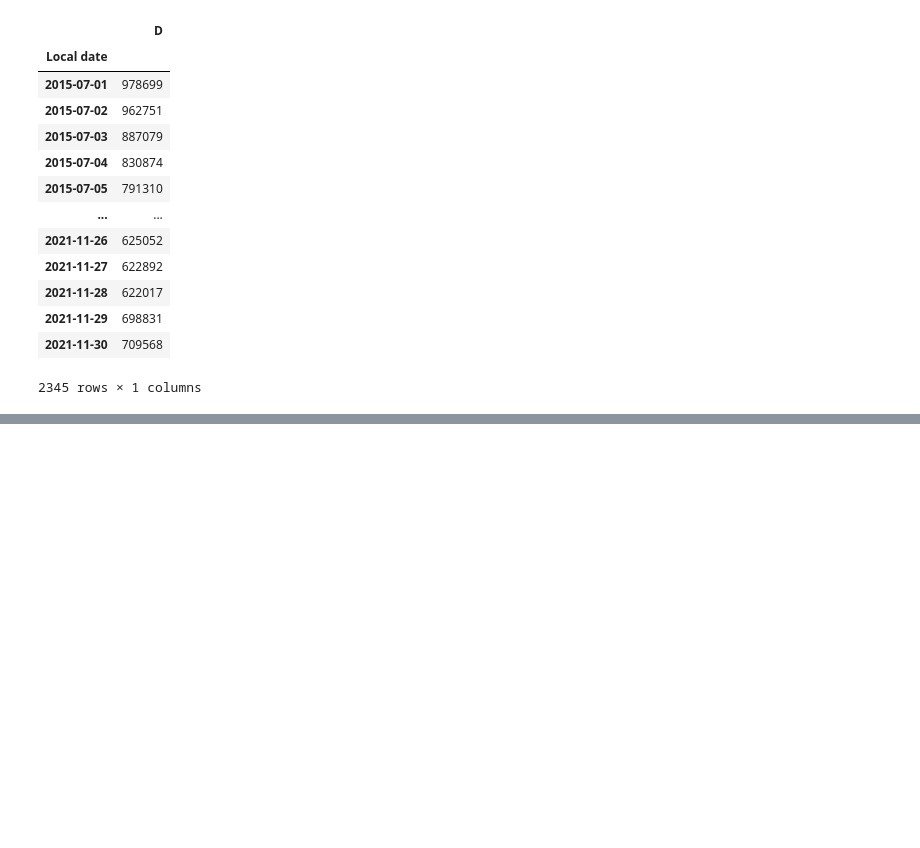
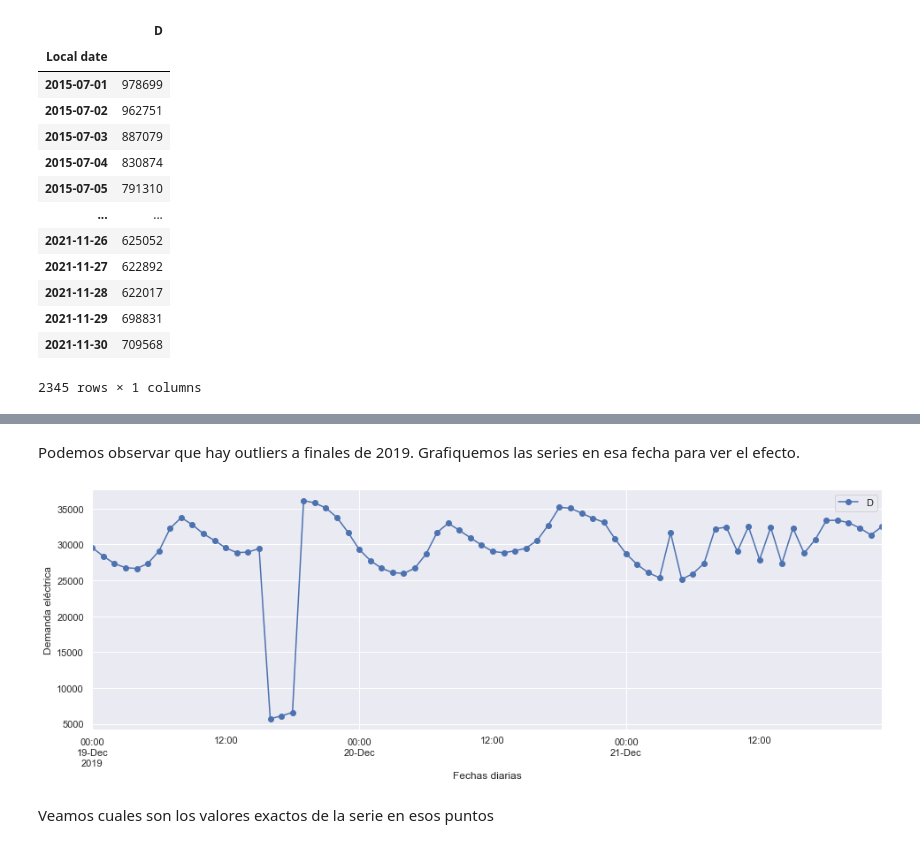
Before and after one commit to aitorlarrinoa/Series-temporales, a Jupyter notebook: Practices/EXAM/Examen_Aitor_Larrinoa.ipynb, the cells around one changed output, grey strips where cells are left out. Cells and saved outputs as stored; diff of their text form; code cells hidden in the pictures; blank space fills up the shorter version.

```diff
--- a/Practices/EXAM/Examen_Aitor_Larrinoa.ipynb
+++ b/Practices/EXAM/Examen_Aitor_Larrinoa.ipynb
@@ -85,0 +583,12 @@ Graficamos la serie temporal de demanda eléctrica diaria
+# %% [markdown]
+Podemos observar que hay outliers a finales de 2019. Grafiquemos las series en esa fecha para ver el efecto.
+# %%
+sns.set(rc = {"figure.figsize":(16,5)}) # Definimos el tamaño de la imagen
+ax = datos_horarios_formato_1["2019-12-19":"2019-12-21"].plot(marker = 'o', linestyle = '-')
+ax.set_ylabel("Demanda eléctrica") # Añadimos título al eje y
+ax.set_xlabel("Fechas diarias"); # Añadimos título al eje x
+plt.savefig("Demanda_energia_diaria_outlier2.png", dpi=300, bbox_inches='tight')
+# %% [output]
+[figure, added]
+# %% [markdown]
+Veamos cuales son los valores exactos de la serie en esos puntos
```
Also changed, not shown: parts of 94 cells of this notebook, 7 other files.
